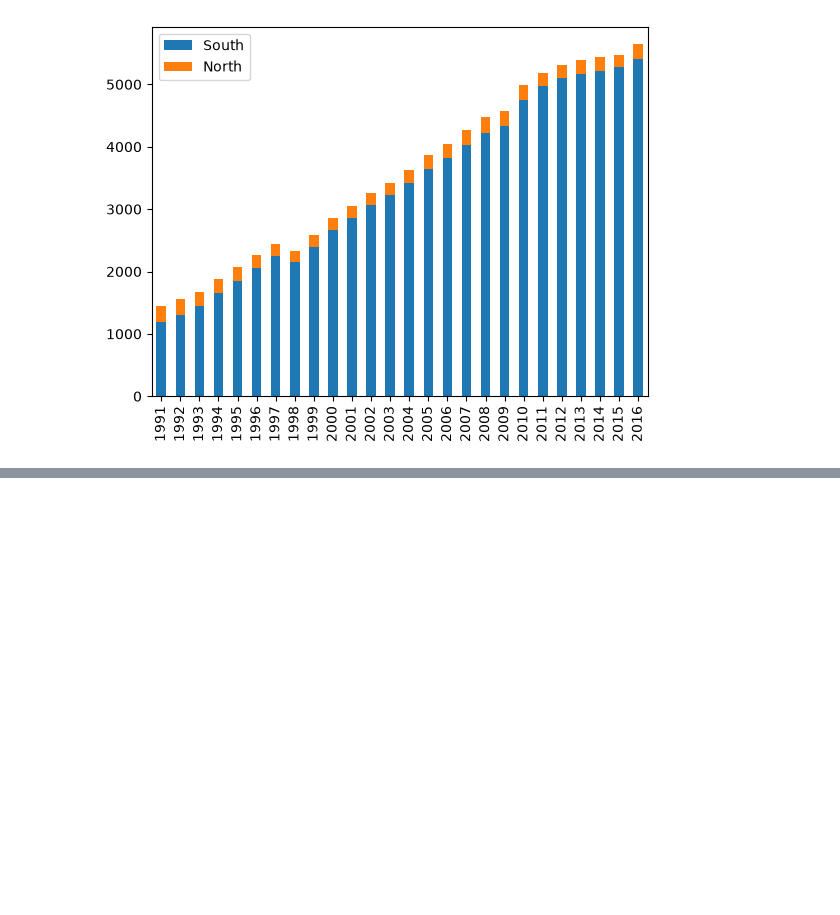
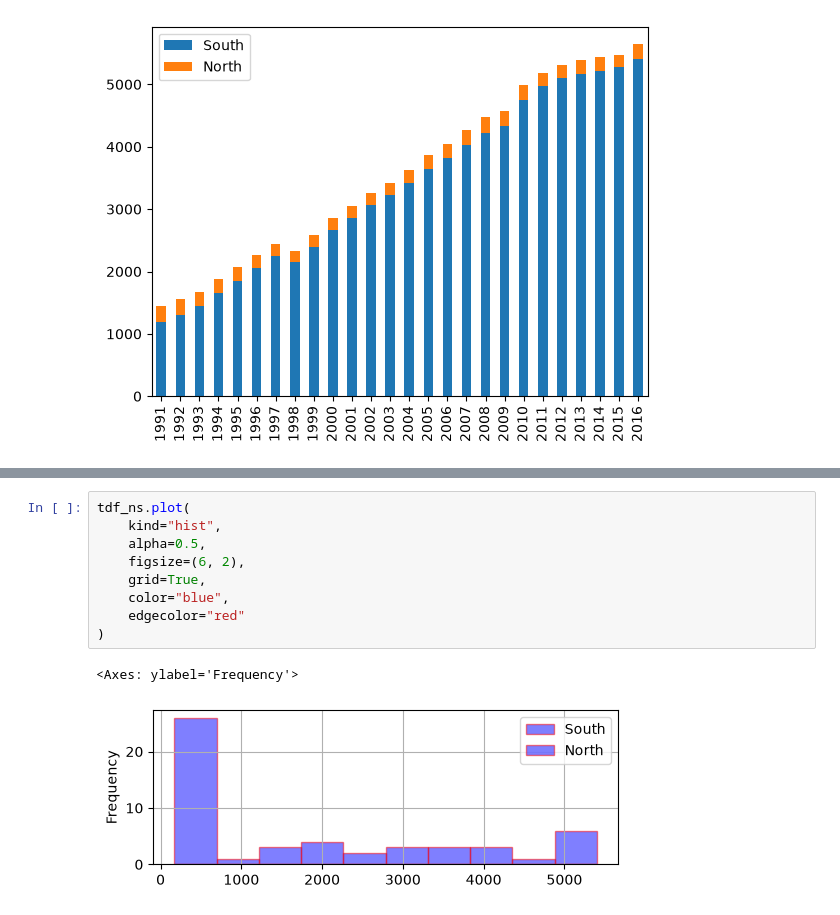
Before and after one commit to himzei/18_data_analytics, a Jupyter notebook: 03_판다스내장그래프도구.ipynb, the cells around one changed output, grey strips where cells are left out. Saved outputs shown, nothing was run; the diff lists cells and outputs as text; blank space fills up the shorter version.

```diff
--- a/03_판다스내장그래프도구.ipynb
+++ b/03_판다스내장그래프도구.ipynb
@@ -130,0 +157,12 @@ tdf_ns.plot(kind="bar", stacked=True)
+# %%
+tdf_ns.plot(
+    kind="hist",
+    alpha=0.5,
+    figsize=(6, 2),
+    grid=True,
+    color="blue",
+    edgecolor="red"
+)
+# %% [output]
+<Axes: ylabel='Frequency'>
+[figure, added]
```
Also changed, not shown: parts of 8 cells of this notebook.
